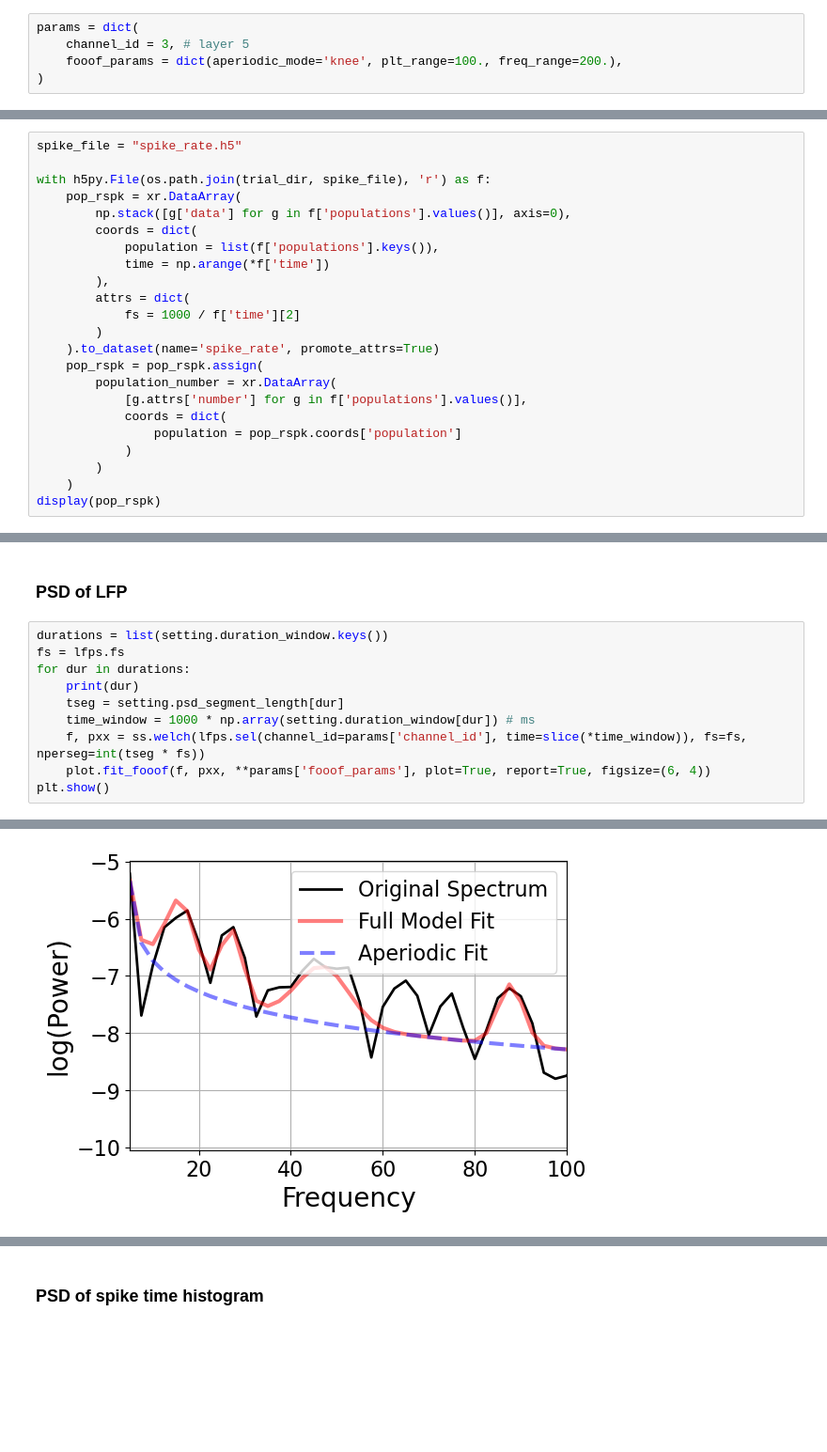
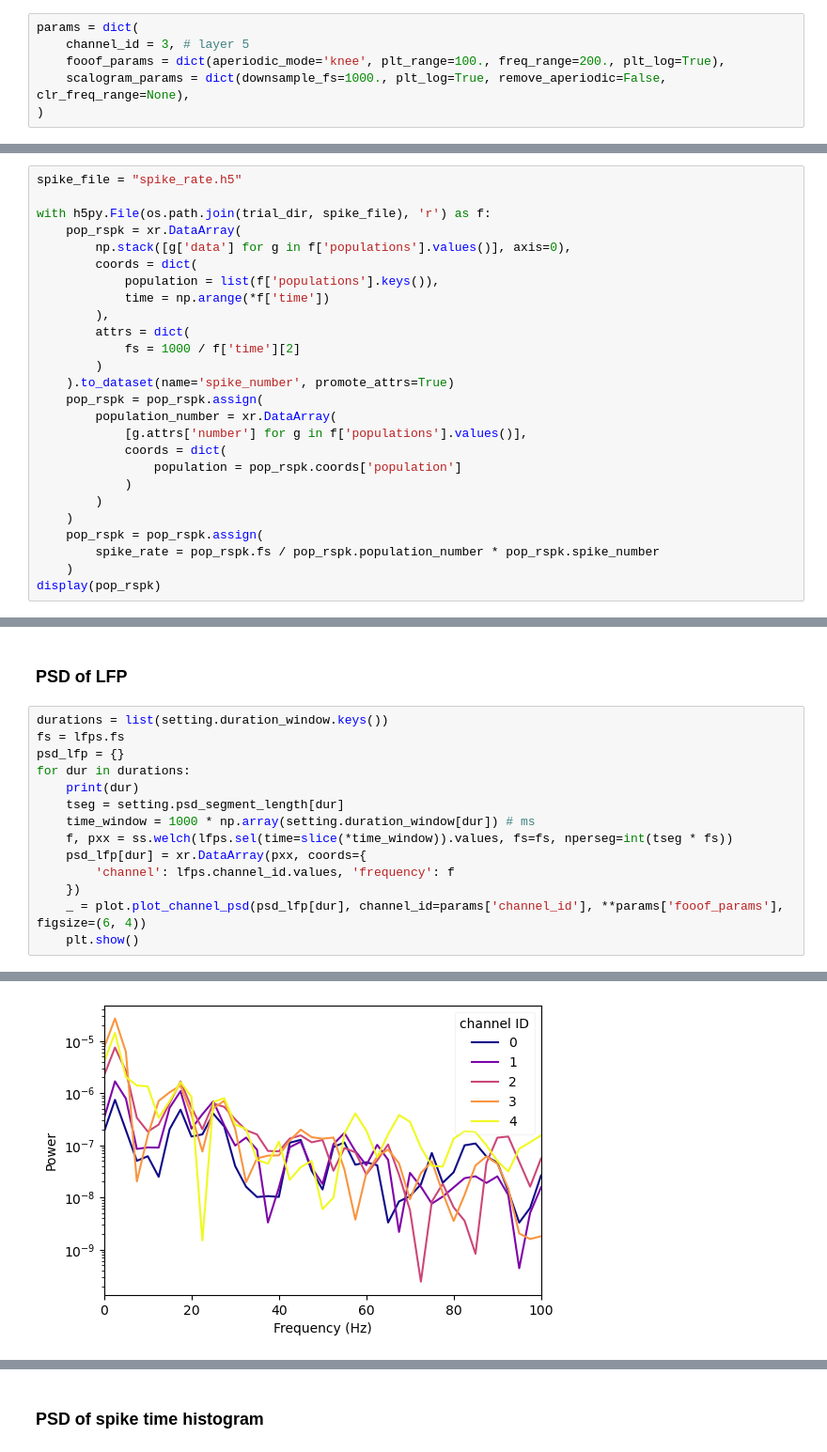
Before and after one commit to chenziao/Analyzing_Allen_V1_Model, a Jupyter notebook: psd.ipynb, the cells around one changed output, grey strips where cells are left out. Shown at 94% size. Saved outputs shown, nothing was run; the diff lists cells and outputs as text; blank space fills up the shorter version.

```diff
--- a/psd.ipynb
+++ b/psd.ipynb
@@ -33,7 +33,8 @@ settings
 # %%
 params = dict(
     channel_id = 3, # layer 5
-    fooof_params = dict(aperiodic_mode='knee', plt_range=100., freq_range=200.),
+    fooof_params = dict(aperiodic_mode='knee', plt_range=100., freq_range=200., plt_log=True),
+    scalogram_params = dict(downsample_fs=1000., plt_log=True, remove_aperiodic=False, clr_freq_range=None),
 )
 # %% [markdown]
 #### Select trial
@@ -102,7 +103,7 @@ with h5py.File(os.path.join(trial_dir, spike_file), 'r') as f:
         attrs = dict(
             fs = 1000 / f['time'][2]
         )
-    ).to_dataset(name='spike_rate', promote_attrs=True)
+    ).to_dataset(name='spike_number', promote_attrs=True)
     pop_rspk = pop_rspk.assign(
         population_number = xr.DataArray(
             [g.attrs['number'] for g in f['populations'].values()],
@@ -111,6 +112,9 @@ with h5py.File(os.path.join(trial_dir, spike_file), 'r') as f:
             )
         )
     )
+    pop_rspk = pop_rspk.assign(
+        spike_rate = pop_rspk.fs / pop_rspk.population_number * pop_rspk.spike_number
+    )
 display(pop_rspk)
 # %% [output]
 <xarray.Dataset>
@@ -164,12 +169,16 @@ plt.show()
 # %%
 durations = list(setting.duration_window.keys())
 fs = lfps.fs
+psd_lfp = {}
 for dur in durations:
     print(dur)
     tseg = setting.psd_segment_length[dur]
     time_window = 1000 * np.array(setting.duration_window[dur]) # ms
-    f, pxx = ss.welch(lfps.sel(channel_id=params['channel_id'], time=slice(*time_window)), fs=fs, nperseg=int(tseg * fs))
-    plot.fit_fooof(f, pxx, **params['fooof_params'], plot=True, report=True, figsize=(6, 4))
-plt.show()
+    f, pxx = ss.welch(lfps.sel(time=slice(*time_window)).values, fs=fs, nperseg=int(tseg * fs))
+    psd_lfp[dur] = xr.DataArray(pxx, coords={
+        'channel': lfps.channel_id.values, 'frequency': f
+    })
+    _ = plot.plot_channel_psd(psd_lfp[dur], channel_id=params['channel_id'], **params['fooof_params'], figsize=(6, 4))
+    plt.show()
 # %% [output]
 baseline
@@ -188,5 +197,5 @@ baseline
 
 ==================================================================================================
 Negative value of knee parameter occurred. Suggestion: Fit without knee parameter.
 Knee location: 4.76 Hz
-[figure, old version]
+[figure, new version]
```
Also changed, not shown: parts of 10 cells of this notebook, 2 other files.
